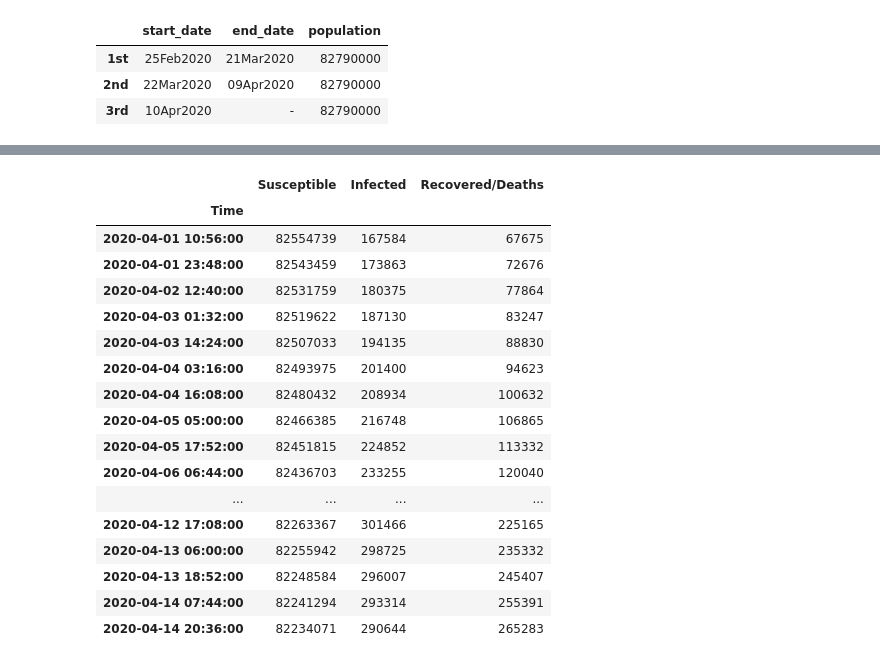
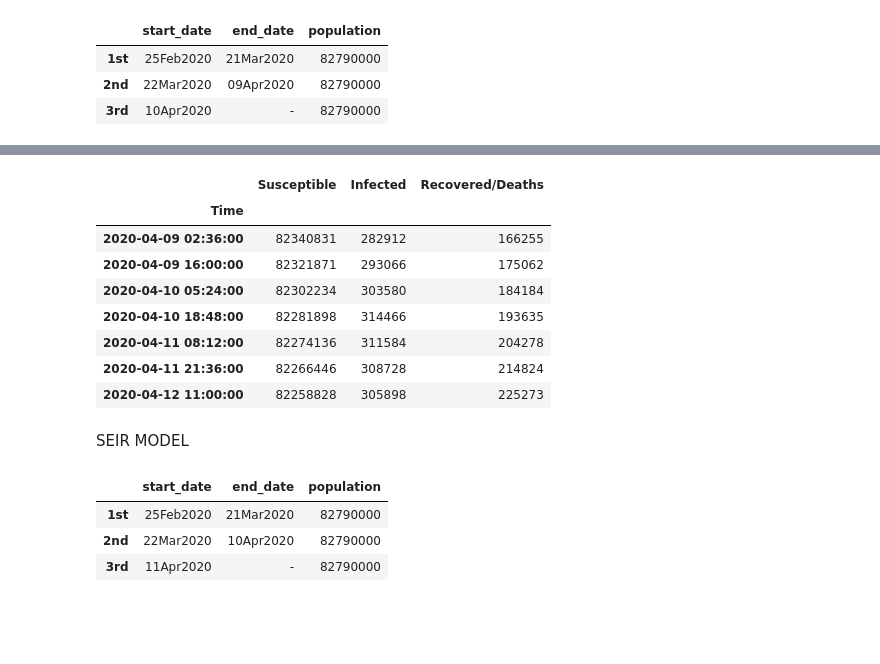
Before and after one commit to Fudalinm/EpidemicSpreadModels, a Jupyter notebook: notebooks/Germany.ipynb, the cells around one changed output, grey strips where cells are left out. Cells and saved outputs as stored; diff of their text form; code cells hidden in the pictures; blank space fills up the shorter version.

```diff
--- a/notebooks/Germany.ipynb
+++ b/notebooks/Germany.ipynb
@@ -198,21 +199,24 @@ df = ger_scenario.predict(days=600)
 # %%
-df.loc['2020-04-01':'2020-04-14']
+df.loc['2020-04-09':'2020-04-12']
 # %% [output]
 |  | Susceptible | Infected | Recovered/Deaths |
 | Time |  |  |  |
-| 2020-04-01 10:56:00 | 82554739 | 167584 | 67675 |
-| 2020-04-01 23:48:00 | 82543459 | 173863 | 72676 |
-| 2020-04-02 12:40:00 | 82531759 | 180375 | 77864 |
-| 2020-04-03 01:32:00 | 82519622 | 187130 | 83247 |
-| 2020-04-03 14:24:00 | 82507033 | 194135 | 88830 |
-| 2020-04-04 03:16:00 | 82493975 | 201400 | 94623 |
-| 2020-04-04 16:08:00 | 82480432 | 208934 | 100632 |
-| 2020-04-05 05:00:00 | 82466385 | 216748 | 106865 |
-| 2020-04-05 17:52:00 | 82451815 | 224852 | 113332 |
-| 2020-04-06 06:44:00 | 82436703 | 233255 | 120040 |
-| ... | ... | ... | ... |
-| 2020-04-12 17:08:00 | 82263367 | 301466 | 225165 |
-| 2020-04-13 06:00:00 | 82255942 | 298725 | 235332 |
-| 2020-04-13 18:52:00 | 82248584 | 296007 | 245407 |
-| 2020-04-14 07:44:00 | 82241294 | 293314 | 255391 |
-| 2020-04-14 20:36:00 | 82234071 | 290644 | 265283 |
+| 2020-04-09 02:36:00 | 82340831 | 282912 | 166255 |
+| 2020-04-09 16:00:00 | 82321871 | 293066 | 175062 |
+| 2020-04-10 05:24:00 | 82302234 | 303580 | 184184 |
+| 2020-04-10 18:48:00 | 82281898 | 314466 | 193635 |
+| 2020-04-11 08:12:00 | 82274136 | 311584 | 204278 |
+| 2020-04-11 21:36:00 | 82266446 | 308728 | 214824 |
+| 2020-04-12 11:00:00 | 82258828 | 305898 | 225273 |
+# %% [markdown]
+SEIR MODEL
+# %%
+ger_scenario.set_phase(
+    start_dates=["25Feb2020", "22Mar2020","11Apr2020"],
+    population=82790000
+)
+# %% [output]
+|  | start_date | end_date | population |
+| 1st | 25Feb2020 | 21Mar2020 | 82790000 |
+| 2nd | 22Mar2020 | 10Apr2020 | 82790000 |
+| 3rd | 11Apr2020 | - | 82790000 |
```
Also changed, not shown: parts of 27 cells of this notebook, 2 other files.
